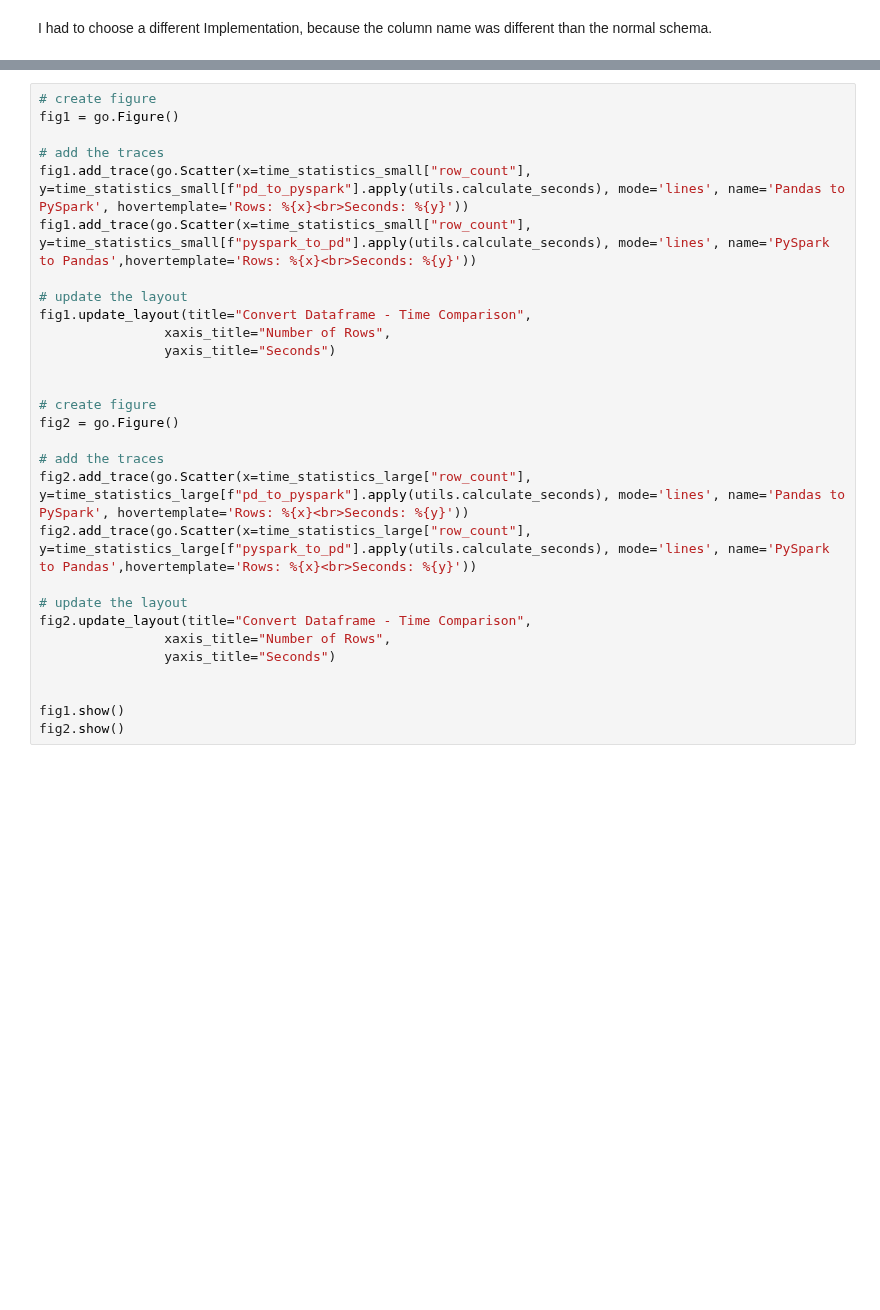
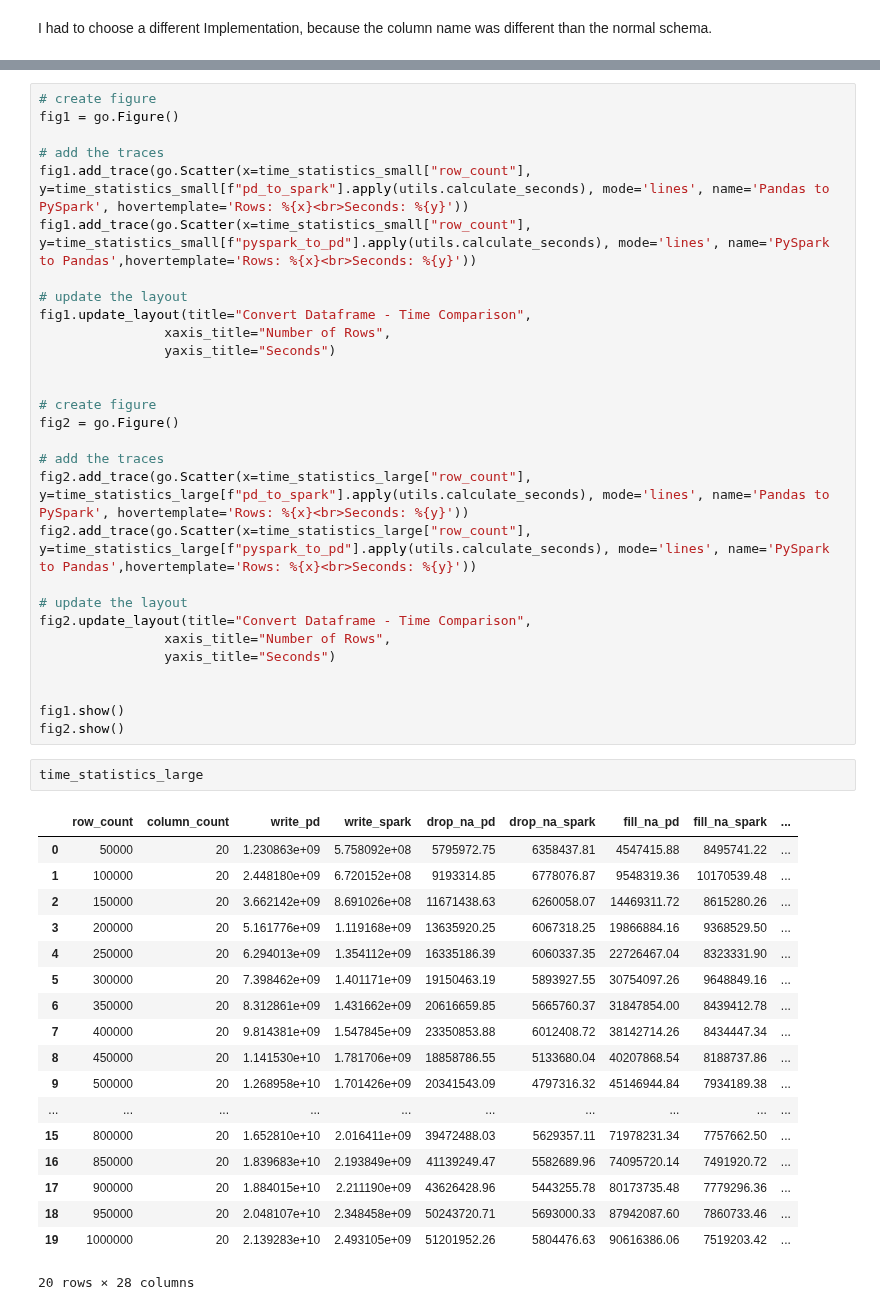
Before and after one commit to jonasmicheML/pandas-pyspark-analysis_medium, a Jupyter notebook: 2_data_plotting.ipynb, the cells around one changed output, grey strips where cells are left out. Saved outputs shown, nothing was run; the diff lists cells and outputs as text; blank space fills up the shorter version.

```diff
--- a/2_data_plotting.ipynb
+++ b/2_data_plotting.ipynb
@@ -86,7 +107,7 @@ I had to choose a different Implementation, because the column name was differen
 fig1 = go.Figure()
 
 # add the traces
-fig1.add_trace(go.Scatter(x=time_statistics_small["row_count"], y=time_statistics_small[f"pd_to_pyspark"].apply(utils.calculate_seconds), mode='lines', name='Pandas to PySpark', hovertemplate='Rows: %{x}<br>Seconds: %{y}'))
+fig1.add_trace(go.Scatter(x=time_statistics_small["row_count"], y=time_statistics_small[f"pd_to_spark"].apply(utils.calculate_seconds), mode='lines', name='Pandas to PySpark', hovertemplate='Rows: %{x}<br>Seconds: %{y}'))
 fig1.add_trace(go.Scatter(x=time_statistics_small["row_count"], y=time_statistics_small[f"pyspark_to_pd"].apply(utils.calculate_seconds), mode='lines', name='PySpark to Pandas',hovertemplate='Rows: %{x}<br>Seconds: %{y}'))
 
 # update the layout
@@ -99,7 +120,7 @@ fig1.update_layout(title="Convert Dataframe - Time Comparison",
 fig2 = go.Figure()
 
 # add the traces
-fig2.add_trace(go.Scatter(x=time_statistics_large["row_count"], y=time_statistics_large[f"pd_to_pyspark"].apply(utils.calculate_seconds), mode='lines', name='Pandas to PySpark', hovertemplate='Rows: %{x}<br>Seconds: %{y}'))
+fig2.add_trace(go.Scatter(x=time_statistics_large["row_count"], y=time_statistics_large[f"pd_to_spark"].apply(utils.calculate_seconds), mode='lines', name='Pandas to PySpark', hovertemplate='Rows: %{x}<br>Seconds: %{y}'))
 fig2.add_trace(go.Scatter(x=time_statistics_large["row_count"], y=time_statistics_large[f"pyspark_to_pd"].apply(utils.calculate_seconds), mode='lines', name='PySpark to Pandas',hovertemplate='Rows: %{x}<br>Seconds: %{y}'))
 
 # update the layout
@@ -110,3 +131,24 @@ fig2.update_layout(title="Convert Dataframe - Time Comparison",
 
 fig1.show()
 fig2.show()
+# %%
+time_statistics_large
+# %% [output]
+|  | row_count | column_count | write_pd | write_spark | drop_na_pd | drop_na_spark | fill_na_pd | fill_na_spark | ... |
+| 0 | 50000 | 20 | 1.230863e+09 | 5.758092e+08 | 5795972.75 | 6358437.81 | 4547415.88 | 8495741.22 | ... |
+| 1 | 100000 | 20 | 2.448180e+09 | 6.720152e+08 | 9193314.85 | 6778076.87 | 9548319.36 | 10170539.48 | ... |
+| 2 | 150000 | 20 | 3.662142e+09 | 8.691026e+08 | 11671438.63 | 6260058.07 | 14469311.72 | 8615280.26 | ... |
+| 3 | 200000 | 20 | 5.161776e+09 | 1.119168e+09 | 13635920.25 | 6067318.25 | 19866884.16 | 9368529.50 | ... |
+| 4 | 250000 | 20 | 6.294013e+09 | 1.354112e+09 | 16335186.39 | 6060337.35 | 22726467.04 | 8323331.90 | ... |
+| 5 | 300000 | 20 | 7.398462e+09 | 1.401171e+09 | 19150463.19 | 5893927.55 | 30754097.26 | 9648849.16 | ... |
+| 6 | 350000 | 20 | 8.312861e+09 | 1.431662e+09 | 20616659.85 | 5665760.37 | 31847854.00 | 8439412.78 | ... |
+| 7 | 400000 | 20 | 9.814381e+09 | 1.547845e+09 | 23350853.88 | 6012408.72 | 38142714.26 | 8434447.34 | ... |
+| 8 | 450000 | 20 | 1.141530e+10 | 1.781706e+09 | 18858786.55 | 5133680.04 | 40207868.54 | 8188737.86 | ... |
+| 9 | 500000 | 20 | 1.268958e+10 | 1.701426e+09 | 20341543.09 | 4797316.32 | 45146944.84 | 7934189.38 | ... |
+| ... | ... | ... | ... | ... | ... | ... | ... | ... | ... |
+| 15 | 800000 | 20 | 1.652810e+10 | 2.016411e+09 | 39472488.03 | 5629357.11 | 71978231.34 | 7757662.50 | ... |
+| 16 | 850000 | 20 | 1.839683e+10 | 2.193849e+09 | 41139249.47 | 5582689.96 | 74095720.14 | 7491920.72 | ... |
+| 17 | 900000 | 20 | 1.884015e+10 | 2.211190e+09 | 43626428.96 | 5443255.78 | 80173735.48 | 7779296.36 | ... |
+| 18 | 950000 | 20 | 2.048107e+10 | 2.348458e+09 | 50243720.71 | 5693000.33 | 87942087.60 | 7860733.46 | ... |
+| 19 | 1000000 | 20 | 2.139283e+10 | 2.493105e+09 | 51201952.26 | 5804476.63 | 90616386.06 | 7519203.42 | ... |
+20 rows × 28 columns
```
Also changed, not shown: parts of 1 cell of this notebook.
